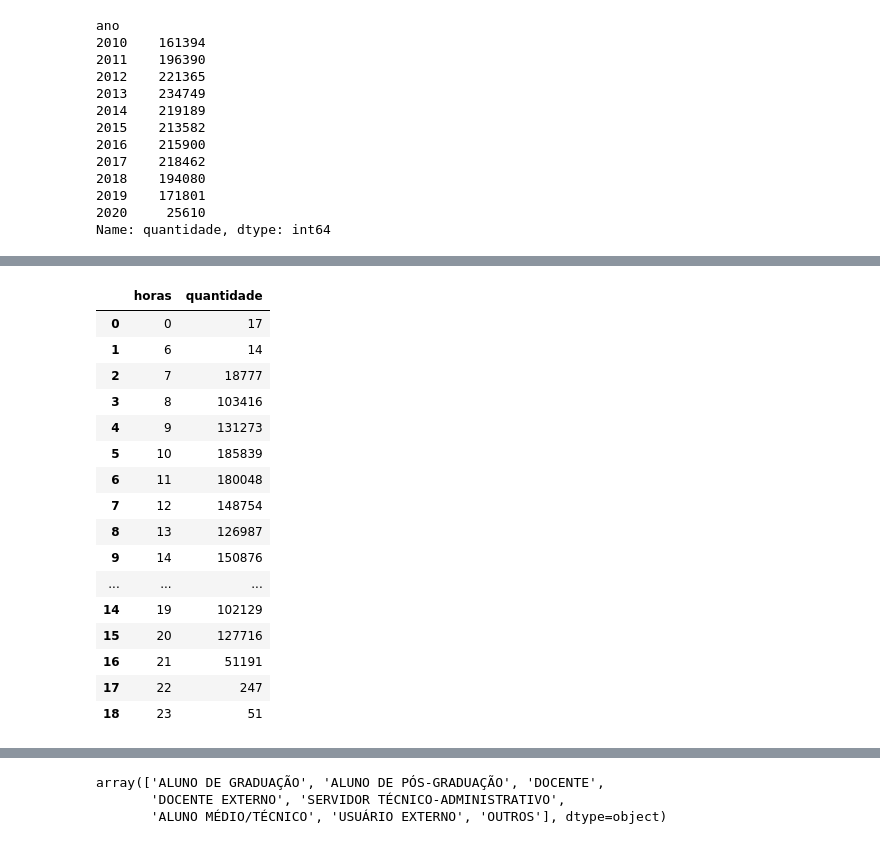
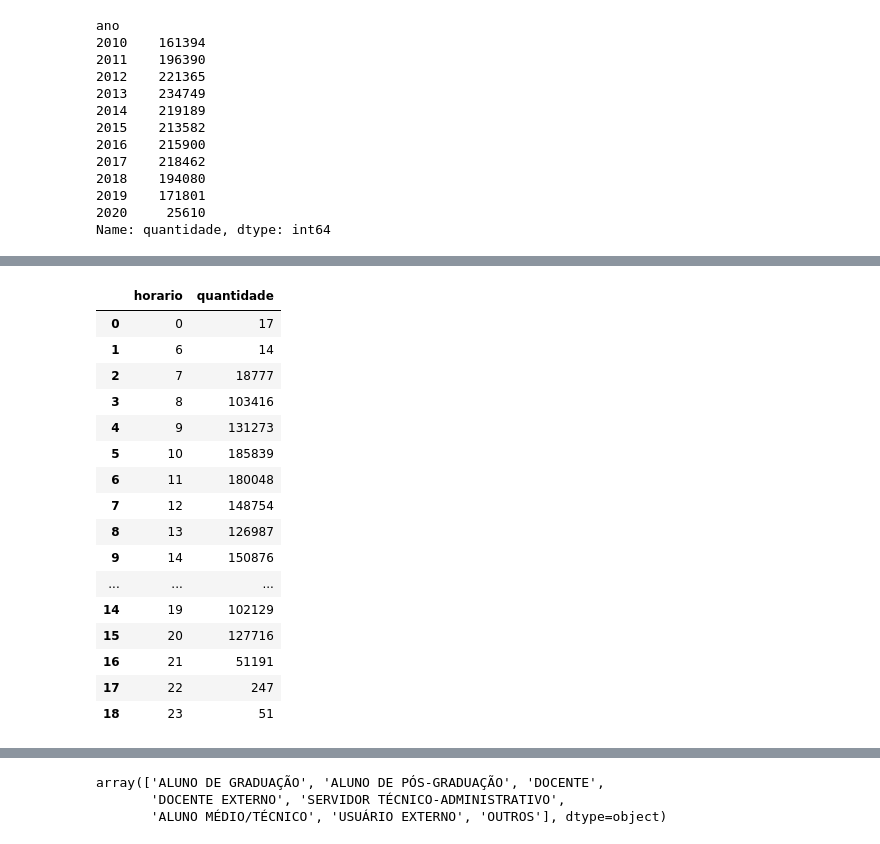
Before and after one commit to MatheusGeffer/Desafio_alura_pandas, a Jupyter notebook: Desafio_Alura/Desafio_alura.ipynb, the cells around one changed output, grey strips where cells are left out. Cells and saved outputs as stored; diff of their text form; code cells hidden in the pictures.

```diff
--- a/Desafio_Alura/Desafio_alura.ipynb
+++ b/Desafio_Alura/Desafio_alura.ipynb
@@ -328,12 +305,12 @@ ax=ax
 # %%
 # Qual o emprestimo por hora
 
 emprestimos_por_hora = emprestimos_data.groupby(by=emprestimos_data.data.dt.hour)['quantidade'].sum()
-emprestimos_por_hora.index.name = 'horas'
+emprestimos_por_hora.index.name = 'horario'
 emprestimos_por_hora = emprestimos_por_hora.reset_index()
 emprestimos_por_hora
 # %% [output]
-|  | horas | quantidade |
+|  | horario | quantidade |
 | 0 | 0 | 17 |
 | 1 | 6 | 14 |
 | 2 | 7 | 18777 |
```
Also changed, not shown: parts of 49 cells of this notebook.
